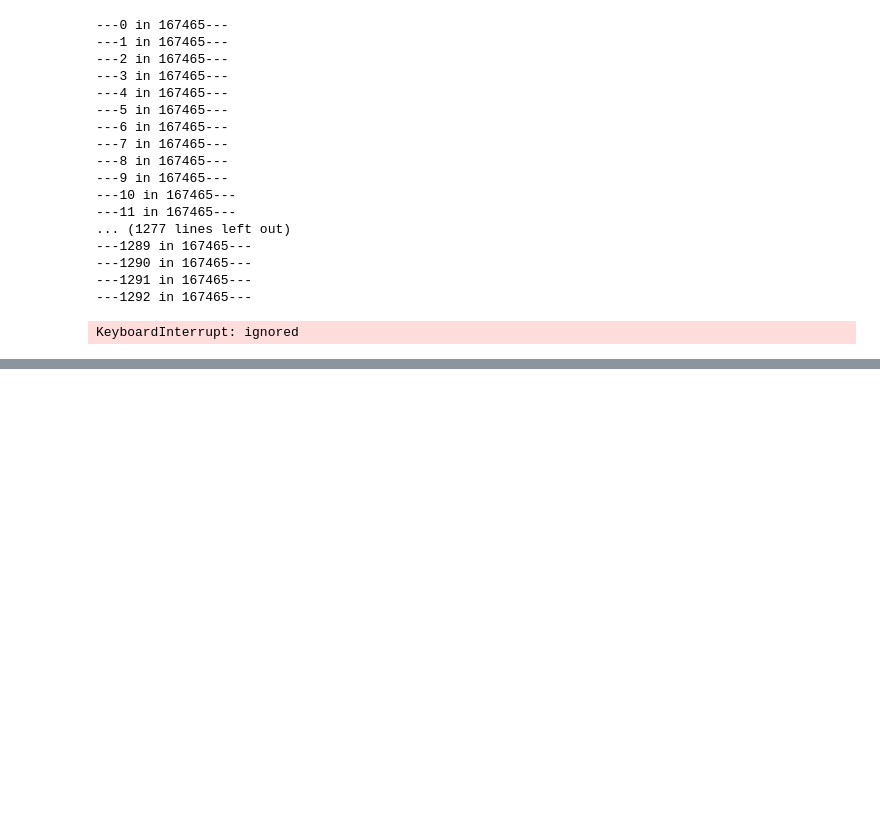
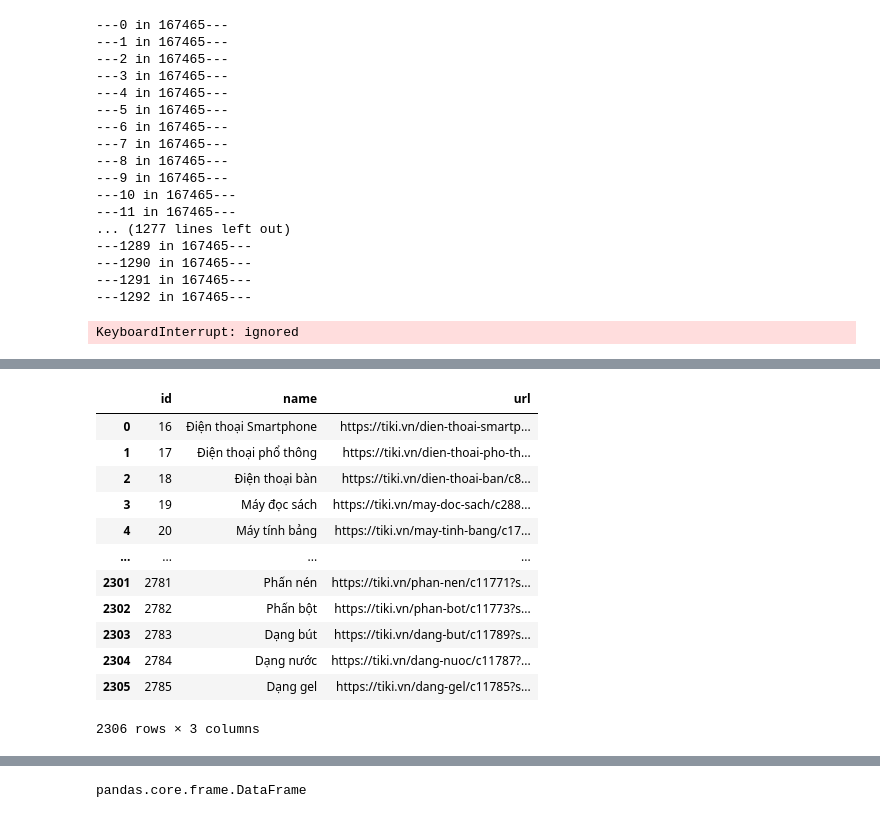
Before and after one commit to vvpcuong/Weekly_project-webscrapping, a Jupyter notebook: Full_scrape_tiki_Everything.ipynb, the cells around one changed output, grey strips where cells are left out. Saved outputs shown, nothing was run; the diff lists cells and outputs as text; code cells hidden in the pictures; blank space fills up the shorter version.

```diff
--- a/Full_scrape_tiki_Everything.ipynb
+++ b/Full_scrape_tiki_Everything.ipynb
@@ -85,7 +85,7 @@ select_query('SELECT * FROM product')
 | 18106 | 2061060838918 | 18107 | 2061060838918 | Công Tắc Cảm Biến Chuyển Động Hồn... | https://tiki.vn/cong-tac-cam-bien... | https://salt.tikicdn.com/ts/uploa... | 61199 | 62.0 | None | None | 0 | ... |
 18107 rows × 16 columns
 # %%
-end = select_query('''
+select_query('''
     SELECT id, name, url FROM
     (
     SELECT *
@@ -468,3 +484,33 @@ conn.commit()
+# %%
+select_query('''
+    SELECT id, name, url FROM
+    (
+    SELECT *
+    FROM categories as a
+        LEFT JOIN categories as b ON b.parent_id = a.id
+    )
+    EXCEPT
+    select id, name, url  from
+    (
+    SELECT *
+    FROM categories as a
+        JOIN categories as b ON b.parent_id = a.id
+    )
+''')
+# %% [output]
+|  | id | name | url |
+| 0 | 16 | Điện thoại Smartphone | https://tiki.vn/dien-thoai-smartp... |
+| 1 | 17 | Điện thoại phổ thông | https://tiki.vn/dien-thoai-pho-th... |
+| 2 | 18 | Điện thoại bàn | https://tiki.vn/dien-thoai-ban/c8... |
+| 3 | 19 | Máy đọc sách | https://tiki.vn/may-doc-sach/c288... |
+| 4 | 20 | Máy tính bảng | https://tiki.vn/may-tinh-bang/c17... |
+| ... | ... | ... | ... |
+| 2301 | 2781 | Phấn nén | https://tiki.vn/phan-nen/c11771?s... |
+| 2302 | 2782 | Phấn bột | https://tiki.vn/phan-bot/c11773?s... |
+| 2303 | 2783 | Dạng bút | https://tiki.vn/dang-but/c11789?s... |
+| 2304 | 2784 | Dạng nước | https://tiki.vn/dang-nuoc/c11787?... |
+| 2305 | 2785 | Dạng gel | https://tiki.vn/dang-gel/c11785?s... |
+2306 rows × 3 columns
 # %%
 select_query('SELECT * FROM product ORDER BY rating DESC')
 # %% [output]
@@ -481,3 +527,8 @@ select_query('SELECT * FROM product ORDER BY rating DESC')
 | 18105 | 18106 | 5072580215807 | AdCông tắc Wifi thông minh Tuya c... | https://tiki.vn//tka.tiki.vn/pixe... | https://salt.tikicdn.com/cache/28... | 357053 | 40.0 | None | None | 0 | ... |
 | 18106 | 18107 | 2061060838918 | Công Tắc Cảm Biến Chuyển Động Hồn... | https://tiki.vn/cong-tac-cam-bien... | https://salt.tikicdn.com/ts/uploa... | 61199 | 62.0 | None | None | 0 | ... |
 18107 rows × 15 columns
+# %%
+data = pd.read_csv('product.csv')
+type(data)
+# %% [output]
+pandas.core.frame.DataFrame
```
Also changed, not shown: parts of 9 cells of this notebook, 1 other file.
